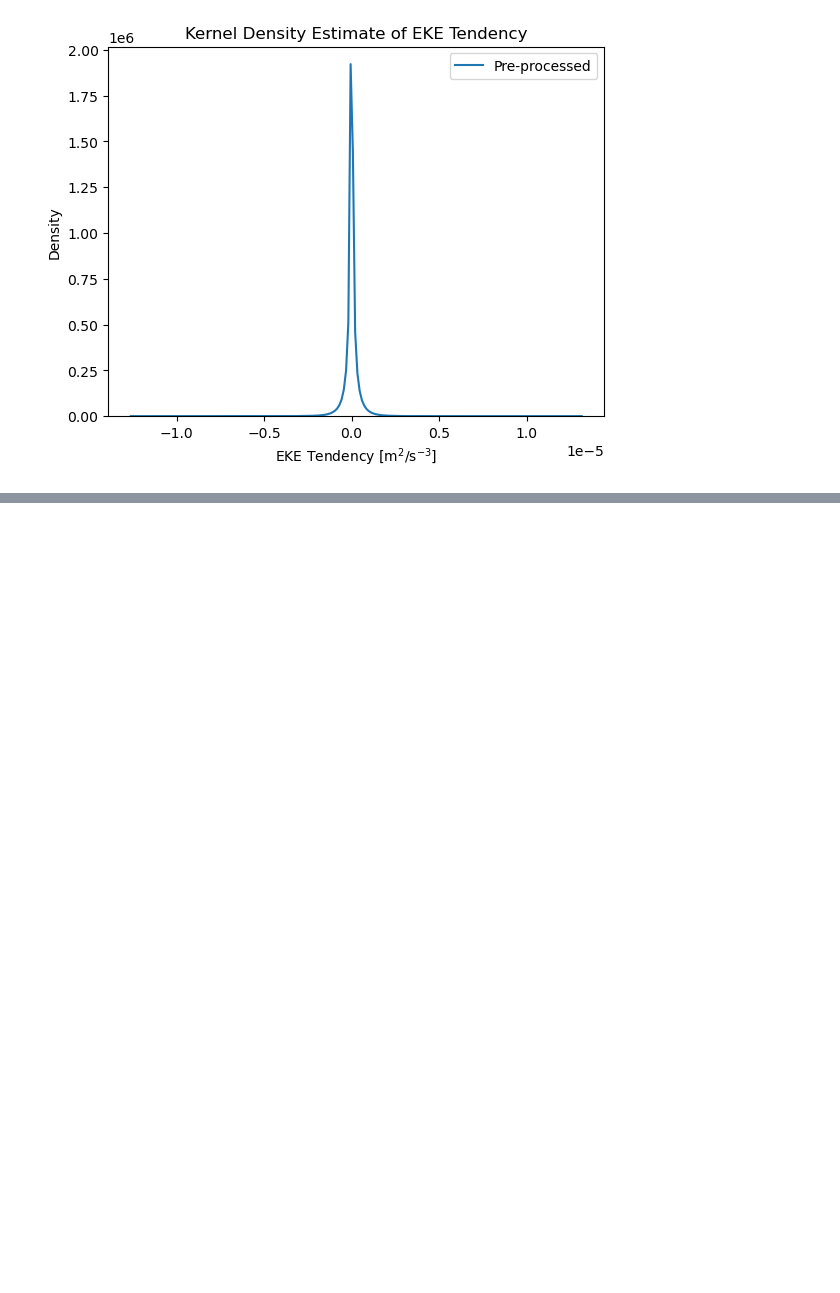
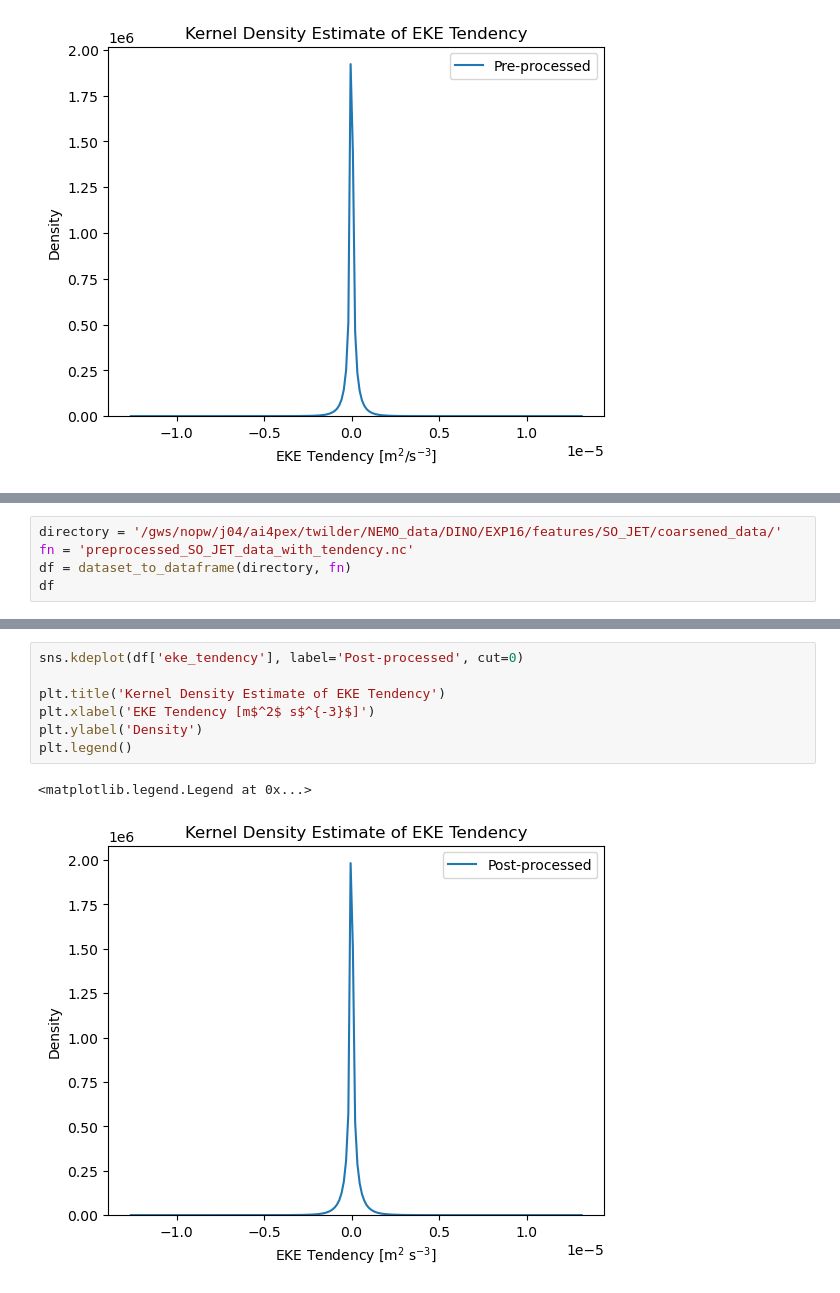
Before and after one commit to thomaswilder/ai4pex-machine-learning, a Jupyter notebook: analysis/check_distributions.ipynb, the cells around one changed output, grey strips where cells are left out. Drawn from its saved outputs; the diff is of its cells as text; blank space fills up the shorter version.

```diff
--- a/analysis/check_distributions.ipynb
+++ b/analysis/check_distributions.ipynb
@@ -49,0 +52,5 @@ plt.legend()
+# %%
+directory = '/gws/nopw/j04/ai4pex/twilder/NEMO_data/DINO/EXP16/features/SO_JET/coarsened_data/'
+fn = 'preprocessed_SO_JET_data_with_tendency.nc'
+df = dataset_to_dataframe(directory, fn)
+df
@@ -49,0 +72,10 @@ plt.legend()
+# %%
+sns.kdeplot(df['eke_tendency'], label='Post-processed', cut=0)
+
+plt.title('Kernel Density Estimate of EKE Tendency')
+plt.xlabel('EKE Tendency [m$^2$ s$^{-3}$]')
+plt.ylabel('Density')
+plt.legend()
+# %% [output]
+<matplotlib.legend.Legend at 0x...>
+[figure, added]
```
Also changed, not shown: parts of 2 cells of this notebook, 1 other file.
